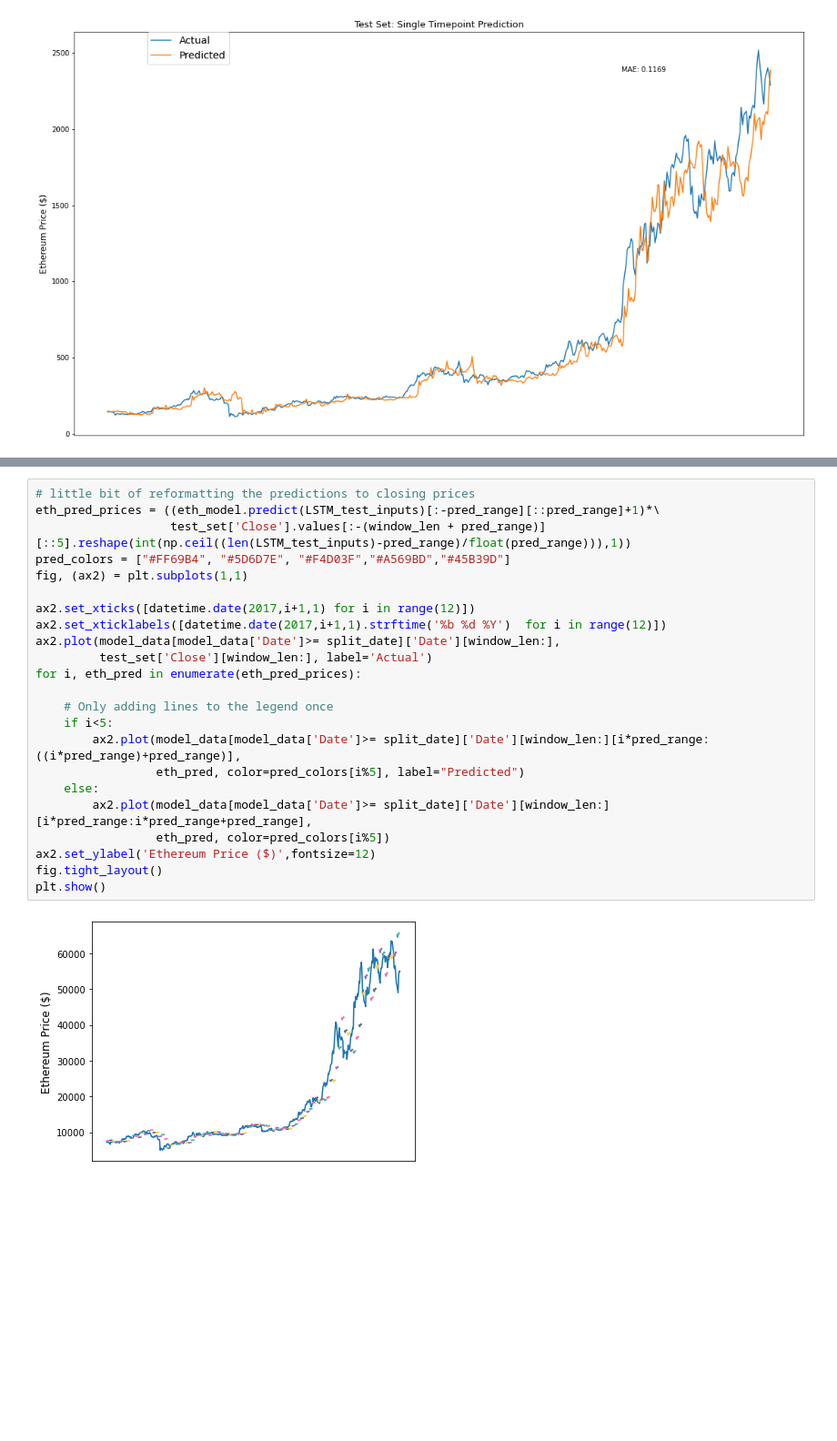
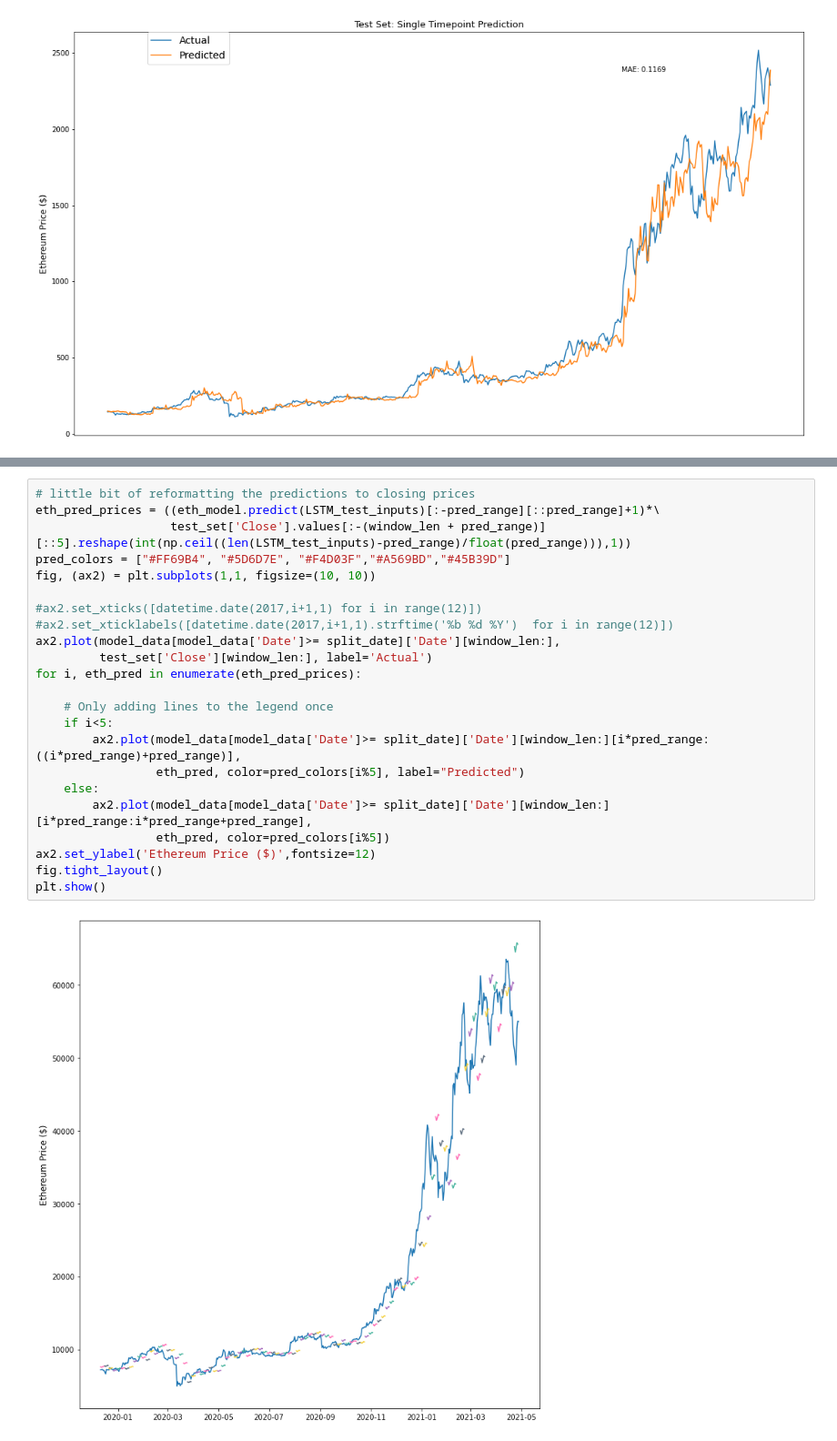
Before and after one commit to teoad95/Deep-learning-Cryptocurrency-price-prediction, a Jupyter notebook: Etherium_prediction_thodoris.ipynb, the cells around one changed output, grey strips where cells are left out. Shown: that part at 91% size. Cells and saved outputs as stored; diff of their text form; blank space fills up the shorter version.

```diff
--- a/Etherium_prediction_thodoris.ipynb
+++ b/Etherium_prediction_thodoris.ipynb
@@ -283,25 +283,25 @@ Epoch 50/50
 # %%
 # little bit of reformatting the predictions to closing prices
 eth_pred_prices = ((eth_model.predict(LSTM_test_inputs)[:-pred_range][::pred_range]+1)*\
                    test_set['Close'].values[:-(window_len + pred_range)][::5].reshape(int(np.ceil((len(LSTM_test_inputs)-pred_range)/float(pred_range))),1))
 pred_colors = ["#FF69B4", "#5D6D7E", "#F4D03F","#A569BD","#45B39D"]
-fig, (ax2) = plt.subplots(1,1)
+fig, (ax2) = plt.subplots(1,1, figsize=(10, 10))
 
-ax2.set_xticks([datetime.date(2017,i+1,1) for i in range(12)])
-ax2.set_xticklabels([datetime.date(2017,i+1,1).strftime('%b %d %Y')  for i in range(12)])
+#ax2.set_xticks([datetime.date(2017,i+1,1) for i in range(12)])
+#ax2.set_xticklabels([datetime.date(2017,i+1,1).strftime('%b %d %Y')  for i in range(12)])
 ax2.plot(model_data[model_data['Date']>= split_date]['Date'][window_len:],
          test_set['Close'][window_len:], label='Actual')
 for i, eth_pred in enumerate(eth_pred_prices):
 
     # Only adding lines to the legend once
     if i<5:
         ax2.plot(model_data[model_data['Date']>= split_date]['Date'][window_len:][i*pred_range:((i*pred_range)+pred_range)],
                  eth_pred, color=pred_colors[i%5], label="Predicted")
     else:
         ax2.plot(model_data[model_data['Date']>= split_date]['Date'][window_len:][i*pred_range:i*pred_range+pred_range],
                  eth_pred, color=pred_colors[i%5])
 ax2.set_ylabel('Ethereum Price ($)',fontsize=12)
 fig.tight_layout()
 plt.show()
 # %% [output]
-[figure, old version]
+[figure, new version]
```
Also changed, not shown: parts of 1 cell of this notebook.
